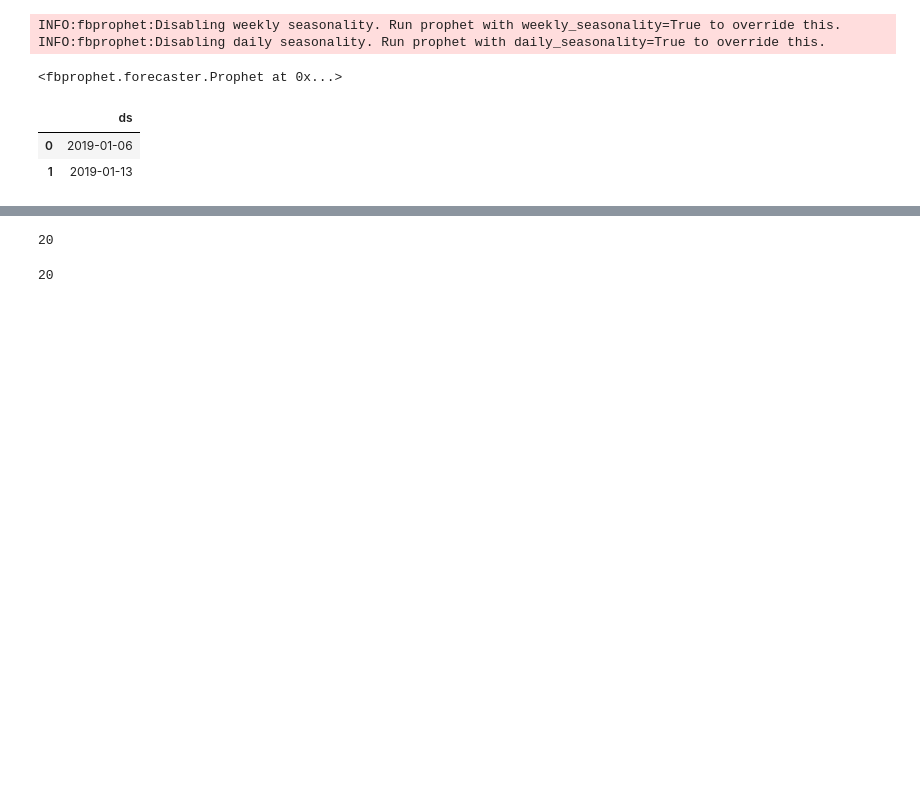
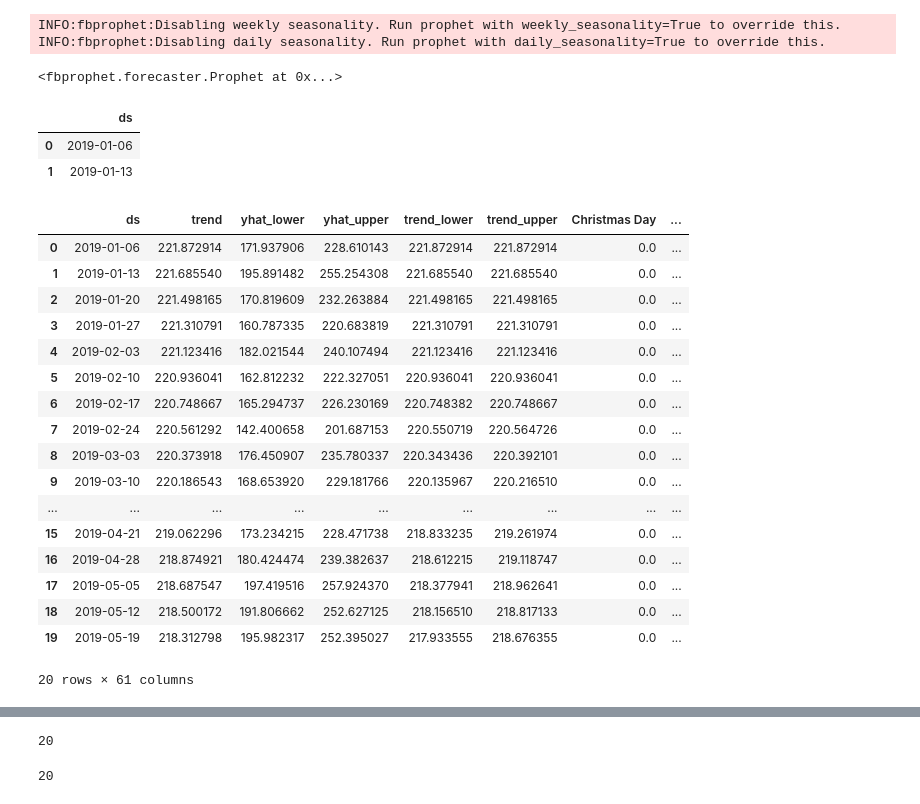
Before and after one commit to franzmornau/Traffic-Accident-Hotspots-and-Patterns, a Jupyter notebook: predictive_modeling/Prophet/pred6_19.ipynb, the cells around one changed output, grey strips where cells are left out. Cells and saved outputs as stored; diff of their text form; code cells hidden in the pictures; blank space fills up the shorter version.

```diff
--- a/predictive_modeling/Prophet/pred6_19.ipynb
+++ b/predictive_modeling/Prophet/pred6_19.ipynb
@@ -35,4 +35,26 @@ future.head(2)
 |  | ds |
 | 0 | 2019-01-06 |
 | 1 | 2019-01-13 |
+# %%
+forecast = m.predict(future)
+forecast
+# %% [output]
+|  | ds | trend | yhat_lower | yhat_upper | trend_lower | trend_upper | Christmas Day | ... |
+| 0 | 2019-01-06 | 221.872914 | 171.937906 | 228.610143 | 221.872914 | 221.872914 | 0.0 | ... |
+| 1 | 2019-01-13 | 221.685540 | 195.891482 | 255.254308 | 221.685540 | 221.685540 | 0.0 | ... |
+| 2 | 2019-01-20 | 221.498165 | 170.819609 | 232.263884 | 221.498165 | 221.498165 | 0.0 | ... |
+| 3 | 2019-01-27 | 221.310791 | 160.787335 | 220.683819 | 221.310791 | 221.310791 | 0.0 | ... |
+| 4 | 2019-02-03 | 221.123416 | 182.021544 | 240.107494 | 221.123416 | 221.123416 | 0.0 | ... |
+| 5 | 2019-02-10 | 220.936041 | 162.812232 | 222.327051 | 220.936041 | 220.936041 | 0.0 | ... |
+| 6 | 2019-02-17 | 220.748667 | 165.294737 | 226.230169 | 220.748382 | 220.748667 | 0.0 | ... |
+| 7 | 2019-02-24 | 220.561292 | 142.400658 | 201.687153 | 220.550719 | 220.564726 | 0.0 | ... |
+| 8 | 2019-03-03 | 220.373918 | 176.450907 | 235.780337 | 220.343436 | 220.392101 | 0.0 | ... |
+| 9 | 2019-03-10 | 220.186543 | 168.653920 | 229.181766 | 220.135967 | 220.216510 | 0.0 | ... |
+| ... | ... | ... | ... | ... | ... | ... | ... | ... |
+| 15 | 2019-04-21 | 219.062296 | 173.234215 | 228.471738 | 218.833235 | 219.261974 | 0.0 | ... |
+| 16 | 2019-04-28 | 218.874921 | 180.424474 | 239.382637 | 218.612215 | 219.118747 | 0.0 | ... |
+| 17 | 2019-05-05 | 218.687547 | 197.419516 | 257.924370 | 218.377941 | 218.962641 | 0.0 | ... |
+| 18 | 2019-05-12 | 218.500172 | 191.806662 | 252.627125 | 218.156510 | 218.817133 | 0.0 | ... |
+| 19 | 2019-05-19 | 218.312798 | 195.982317 | 252.395027 | 217.933555 | 218.676355 | 0.0 | ... |
+20 rows × 61 columns
 # %%
```
Also changed, not shown: parts of 23 cells of this notebook.
